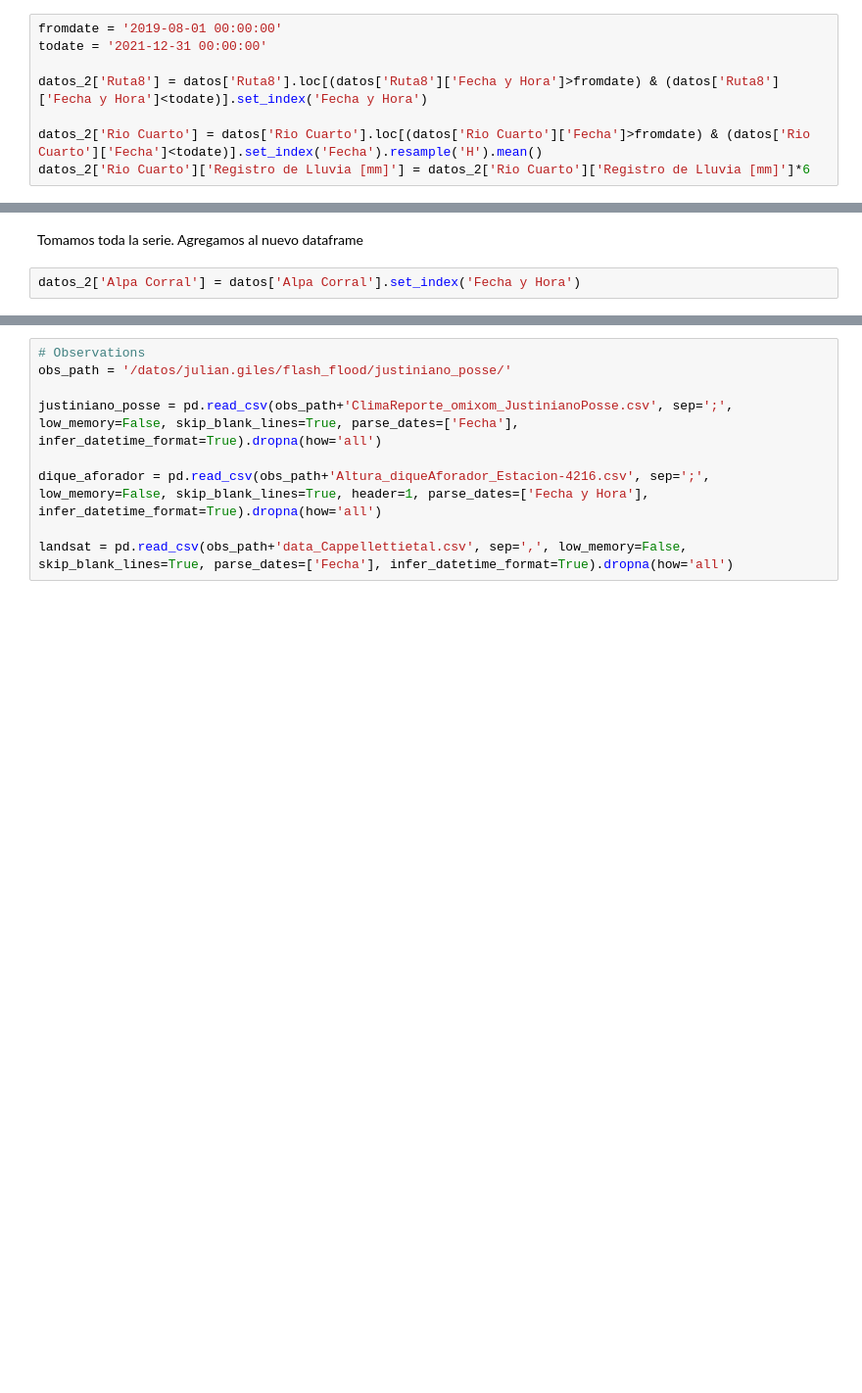
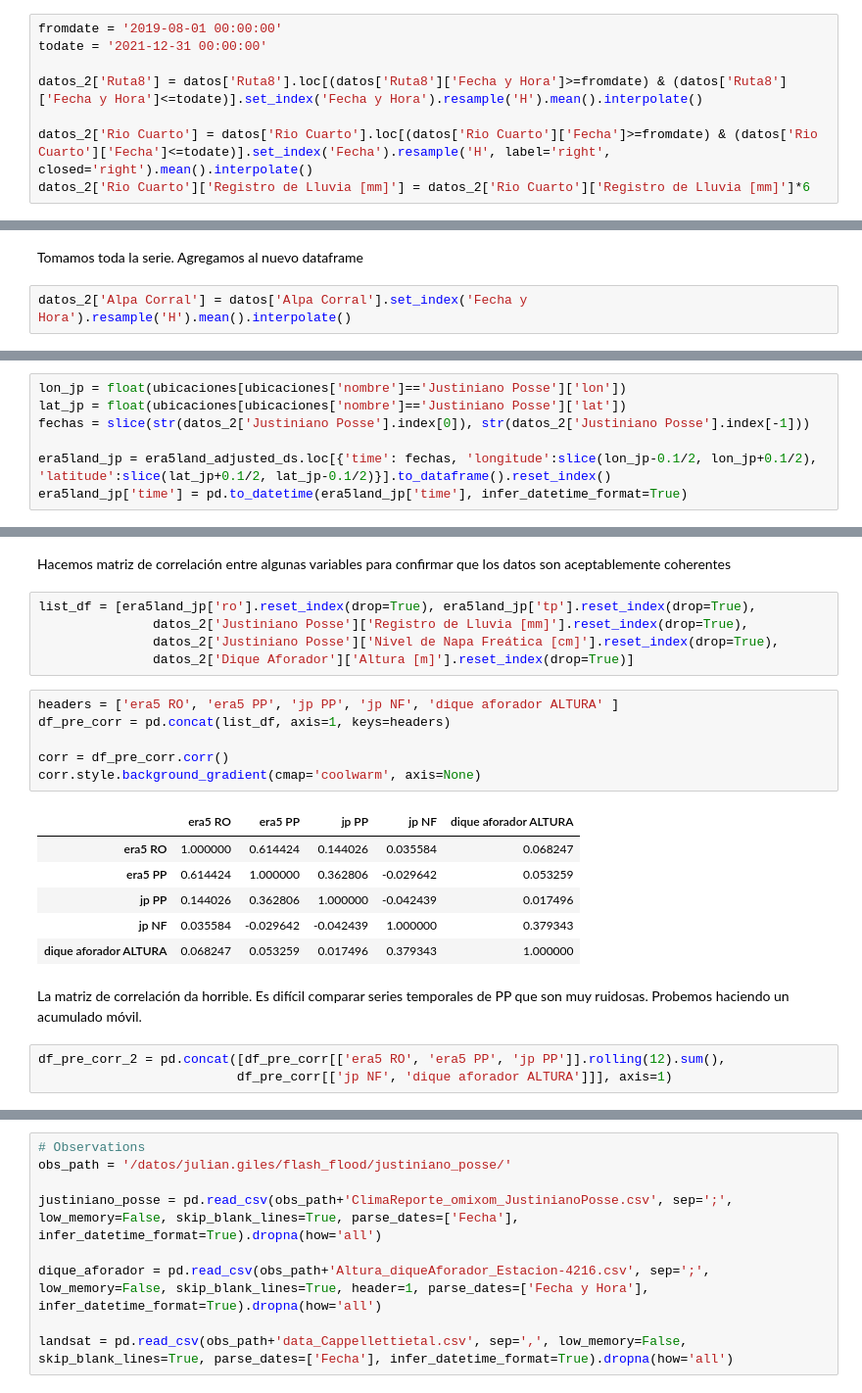
Before and after one commit to JulianGiles/flash_flood_ML, a Jupyter notebook: data_selection_and_comparison.ipynb, the cells around one changed output, grey strips where cells are left out. Shown at 98% size. Cells and saved outputs as stored; diff of their text form; blank space fills up the shorter version.

```diff
--- a/data_selection_and_comparison.ipynb
+++ b/data_selection_and_comparison.ipynb
@@ -220,9 +298,9 @@ Aprox desde Agosto 2019. Pasamos los datos a horarios y los agregamos al nuevo d
 fromdate = '2019-08-01 00:00:00'
 todate = '2021-12-31 00:00:00'
 
-datos_2['Ruta8'] = datos['Ruta8'].loc[(datos['Ruta8']['Fecha y Hora']>fromdate) & (datos['Ruta8']['Fecha y Hora']<todate)].set_index('Fecha y Hora')
+datos_2['Ruta8'] = datos['Ruta8'].loc[(datos['Ruta8']['Fecha y Hora']>=fromdate) & (datos['Ruta8']['Fecha y Hora']<=todate)].set_index('Fecha y Hora').resample('H').mean().interpolate()
 
-datos_2['Rio Cuarto'] = datos['Rio Cuarto'].loc[(datos['Rio Cuarto']['Fecha']>fromdate) & (datos['Rio Cuarto']['Fecha']<todate)].set_index('Fecha').resample('H').mean()
+datos_2['Rio Cuarto'] = datos['Rio Cuarto'].loc[(datos['Rio Cuarto']['Fecha']>=fromdate) & (datos['Rio Cuarto']['Fecha']<=todate)].set_index('Fecha').resample('H', label='right', closed='right').mean().interpolate()
 datos_2['Rio Cuarto']['Registro de Lluvia [mm]'] = datos_2['Rio Cuarto']['Registro de Lluvia [mm]']*6
 # %% [markdown]
 Grupo 4:
@@ -234,4 +312,4 @@ datos['Alpa Corral'].plot(x='Fecha y Hora', rot=45)
 # %% [markdown]
 Tomamos toda la serie. Agregamos al nuevo dataframe
 # %%
-datos_2['Alpa Corral'] = datos['Alpa Corral'].set_index('Fecha y Hora')
+datos_2['Alpa Corral'] = datos['Alpa Corral'].set_index('Fecha y Hora').resample('H').mean().interpolate()
@@ -237,0 +320,7 @@ datos_2['Alpa Corral'] = datos['Alpa Corral'].set_index('Fecha y Hora')
+# %%
+lon_jp = float(ubicaciones[ubicaciones['nombre']=='Justiniano Posse']['lon'])
+lat_jp = float(ubicaciones[ubicaciones['nombre']=='Justiniano Posse']['lat'])
+fechas = slice(str(datos_2['Justiniano Posse'].index[0]), str(datos_2['Justiniano Posse'].index[-1]))
+
+era5land_jp = era5land_adjusted_ds.loc[{'time': fechas, 'longitude':slice(lon_jp-0.1/2, lon_jp+0.1/2), 'latitude':slice(lat_jp+0.1/2, lat_jp-0.1/2)}].to_dataframe().reset_index()
+era5land_jp['time'] = pd.to_datetime(era5land_jp['time'], infer_datetime_format=True)
@@ -237,0 +351,25 @@ datos_2['Alpa Corral'] = datos['Alpa Corral'].set_index('Fecha y Hora')
+# %% [markdown]
+Hacemos matriz de correlación entre algunas variables para confirmar que los datos son aceptablemente coherentes
+# %%
+list_df = [era5land_jp['ro'].reset_index(drop=True), era5land_jp['tp'].reset_index(drop=True),
+               datos_2['Justiniano Posse']['Registro de Lluvia [mm]'].reset_index(drop=True),
+               datos_2['Justiniano Posse']['Nivel de Napa Freática [cm]'].reset_index(drop=True),
+               datos_2['Dique Aforador']['Altura [m]'].reset_index(drop=True)]
+# %%
+headers = ['era5 RO', 'era5 PP', 'jp PP', 'jp NF', 'dique aforador ALTURA' ]
+df_pre_corr = pd.concat(list_df, axis=1, keys=headers)
+
+corr = df_pre_corr.corr()
+corr.style.background_gradient(cmap='coolwarm', axis=None)
+# %% [output]
+|  | era5 RO | era5 PP | jp PP | jp NF | dique aforador ALTURA |
+| era5 RO | 1.000000 | 0.614424 | 0.144026 | 0.035584 | 0.068247 |
+| era5 PP | 0.614424 | 1.000000 | 0.362806 | -0.029642 | 0.053259 |
+| jp PP | 0.144026 | 0.362806 | 1.000000 | -0.042439 | 0.017496 |
+| jp NF | 0.035584 | -0.029642 | -0.042439 | 1.000000 | 0.379343 |
+| dique aforador ALTURA | 0.068247 | 0.053259 | 0.017496 | 0.379343 | 1.000000 |
+# %% [markdown]
+La matriz de correlación da horrible. Es difícil comparar series temporales de PP que son muy ruidosas. Probemos haciendo un acumulado móvil.
+# %%
+df_pre_corr_2 = pd.concat([df_pre_corr[['era5 RO', 'era5 PP', 'jp PP']].rolling(12).sum(),
+                          df_pre_corr[['jp NF', 'dique aforador ALTURA']]], axis=1)
```
Also changed, not shown: parts of 32 cells of this notebook.
